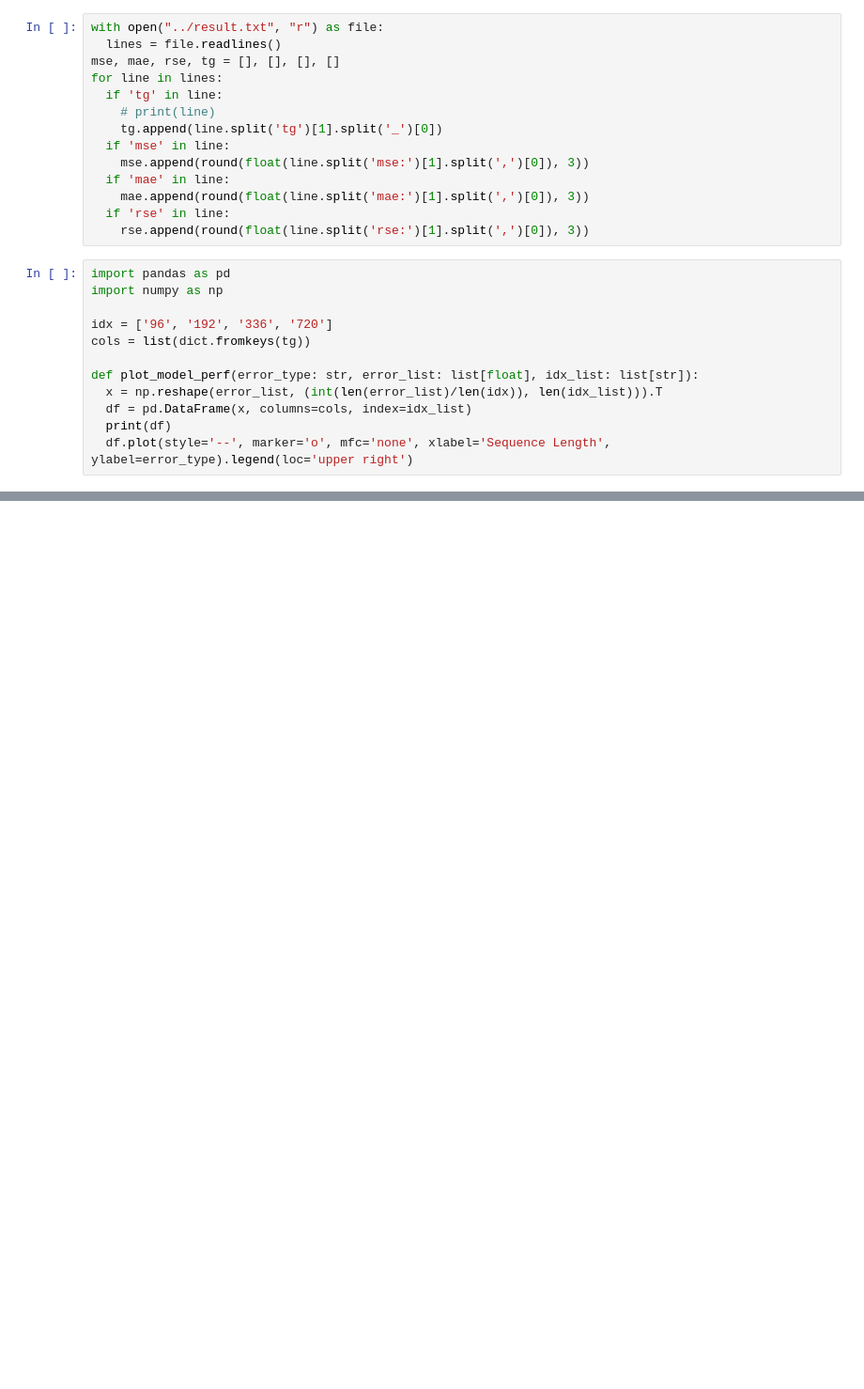
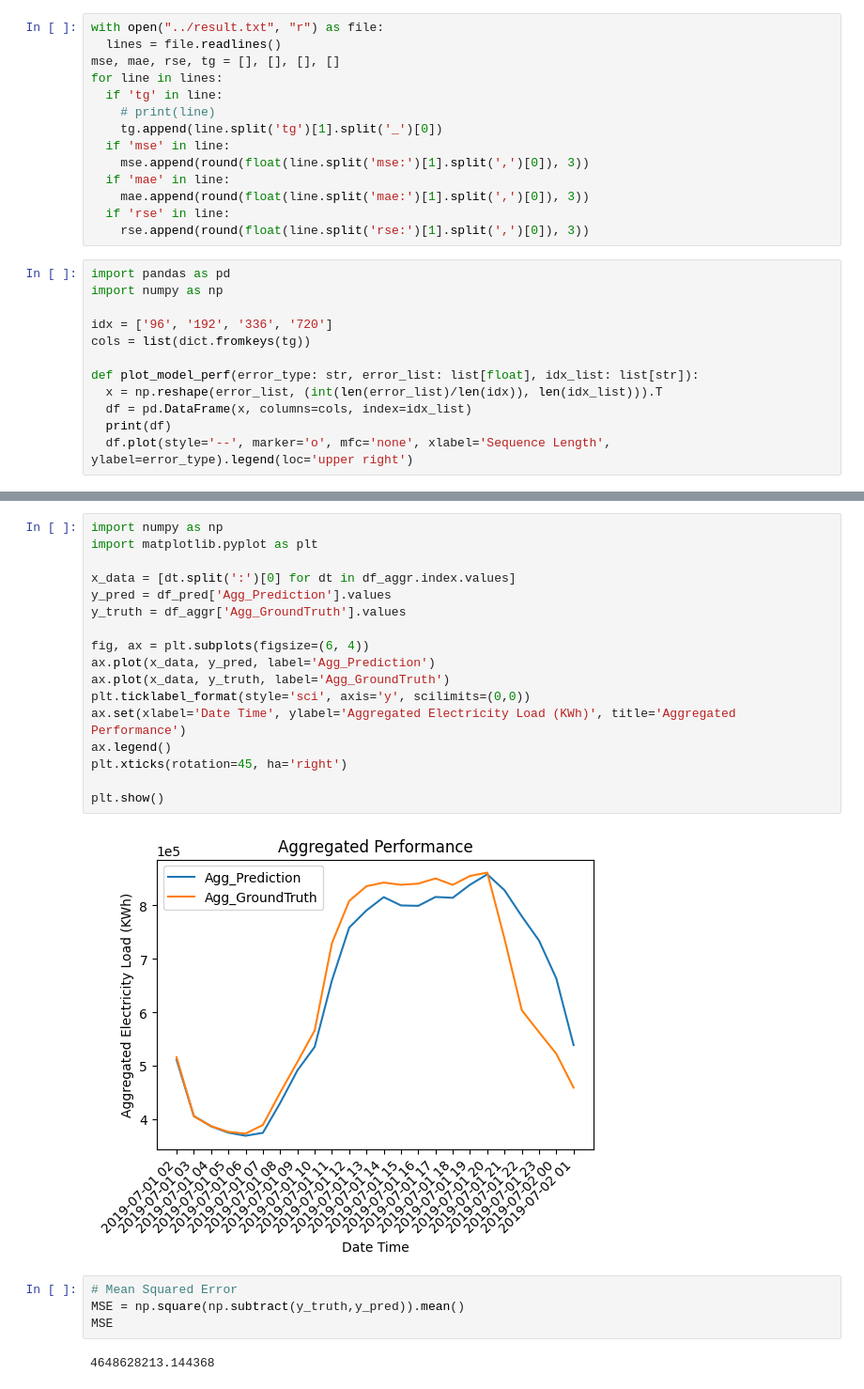
Before and after one commit to CaixiangFan/zkpet, a Jupyter notebook: src/plot.ipynb, the cells around one changed output, grey strips where cells are left out. Shown at 94% size. Cells and saved outputs as stored; diff of their text form; blank space fills up the shorter version.

```diff
--- a/src/plot.ipynb
+++ b/src/plot.ipynb
@@ -53,0 +196,25 @@ plot_model_perf('RSE', rse, idx)
+# %%
+import numpy as np
+import matplotlib.pyplot as plt
+
+x_data = [dt.split(':')[0] for dt in df_aggr.index.values]
+y_pred = df_pred['Agg_Prediction'].values
+y_truth = df_aggr['Agg_GroundTruth'].values
+
+fig, ax = plt.subplots(figsize=(6, 4))
+ax.plot(x_data, y_pred, label='Agg_Prediction')
+ax.plot(x_data, y_truth, label='Agg_GroundTruth')
+plt.ticklabel_format(style='sci', axis='y', scilimits=(0,0))
+ax.set(xlabel='Date Time', ylabel='Aggregated Electricity Load (KWh)', title='Aggregated Performance')
+ax.legend()
+plt.xticks(rotation=45, ha='right')
+
+plt.show()
+# %% [output]
+[figure, added]
+# %%
+# Mean Squared Error
+MSE = np.square(np.subtract(y_truth,y_pred)).mean()
+MSE
+# %% [output]
+4648628213.144368
```
Also changed, not shown: parts of 8 cells of this notebook.
